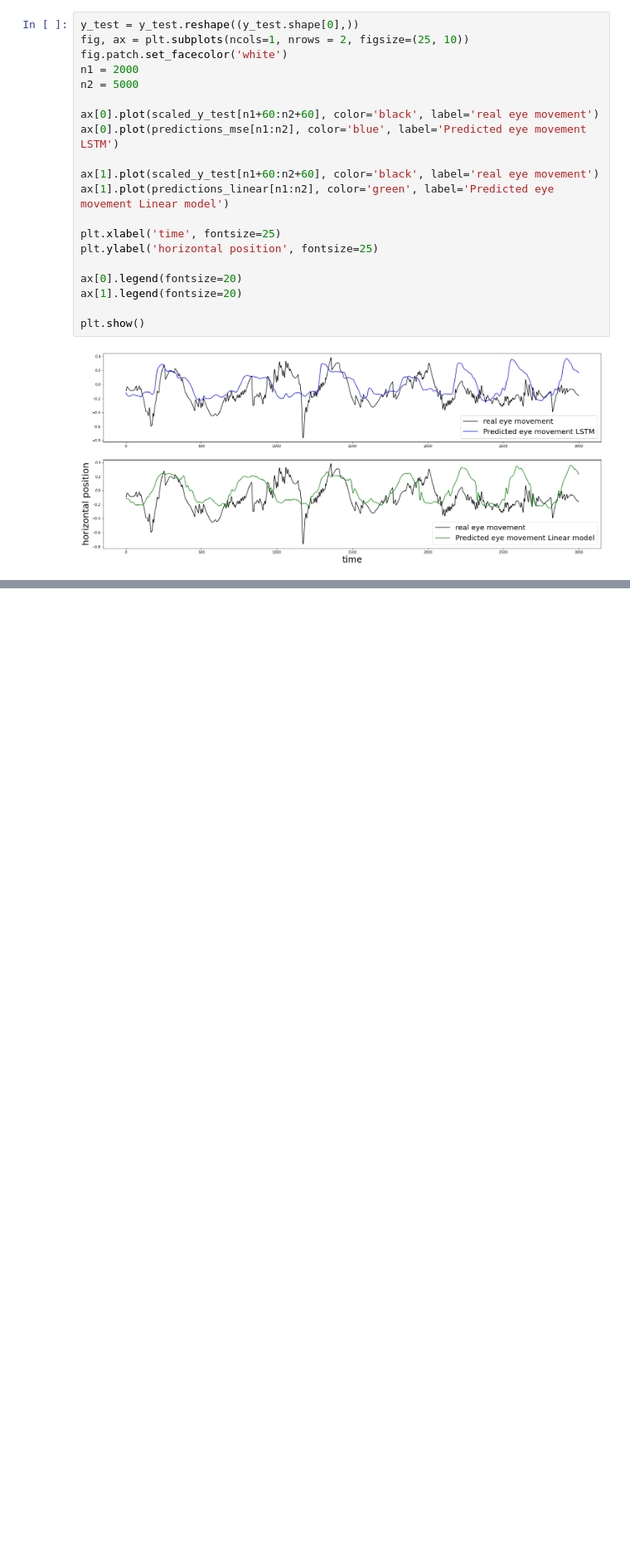
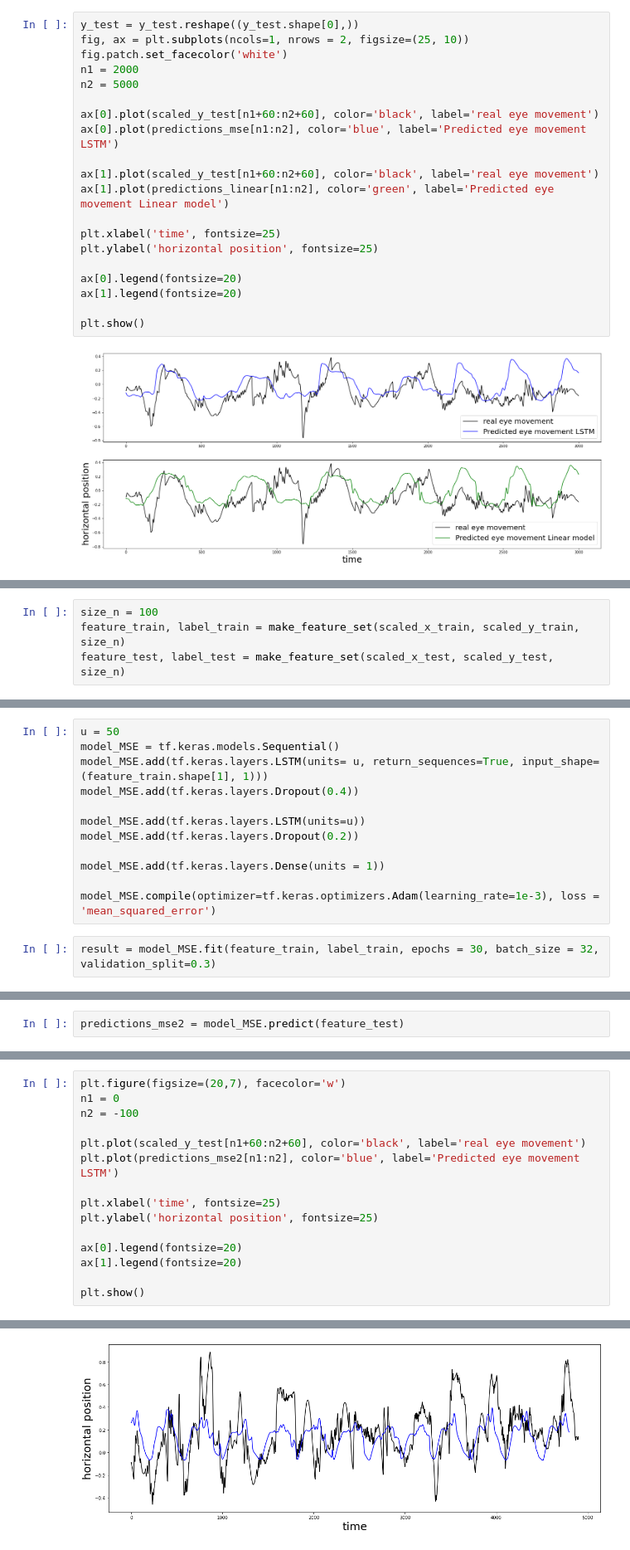
Before and after one commit to YanaMinyaylo/NS, a Jupyter notebook: NN_LSTM_14_10.ipynb, the cells around one changed output, grey strips where cells are left out. Shown at 83% size. Saved outputs shown, nothing was run; the diff lists cells and outputs as text; blank space fills up the shorter version.

```diff
--- a/NN_LSTM_14_10.ipynb
+++ b/NN_LSTM_14_10.ipynb
@@ -225,0 +249,4 @@ plt.show()
+# %%
+size_n = 100
+feature_train, label_train = make_feature_set(scaled_x_train, scaled_y_train, size_n)
+feature_test, label_test = make_feature_set(scaled_x_test, scaled_y_test, size_n)
@@ -225,0 +256,14 @@ plt.show()
+# %%
+u = 50
+model_MSE = tf.keras.models.Sequential()
+model_MSE.add(tf.keras.layers.LSTM(units= u, return_sequences=True, input_shape=(feature_train.shape[1], 1)))
+model_MSE.add(tf.keras.layers.Dropout(0.4))
+
+model_MSE.add(tf.keras.layers.LSTM(units=u))
+model_MSE.add(tf.keras.layers.Dropout(0.2))
+
+model_MSE.add(tf.keras.layers.Dense(units = 1))
+
+model_MSE.compile(optimizer=tf.keras.optimizers.Adam(learning_rate=1e-3), loss = 'mean_squared_error')
+# %%
+result = model_MSE.fit(feature_train, label_train, epochs = 30, batch_size = 32, validation_split=0.3)
@@ -225,0 +288,2 @@ plt.show()
+# %%
+predictions_mse2 = model_MSE.predict(feature_test)
@@ -225,0 +292,16 @@ plt.show()
+# %%
+plt.figure(figsize=(20,7), facecolor='w')
+n1 = 0
+n2 = -100
+
+plt.plot(scaled_y_test[n1+60:n2+60], color='black', label='real eye movement')
+plt.plot(predictions_mse2[n1:n2], color='blue', label='Predicted eye movement LSTM')
+
+plt.xlabel('time', fontsize=25)
+plt.ylabel('horizontal position', fontsize=25)
+
+ax[0].legend(fontsize=20)
+ax[1].legend(fontsize=20)
+
+plt.show()
+# %% [output]
@@ -225,0 +310 @@ plt.show()
+[figure, added]
```
Also changed, not shown: parts of 7 cells of this notebook.
